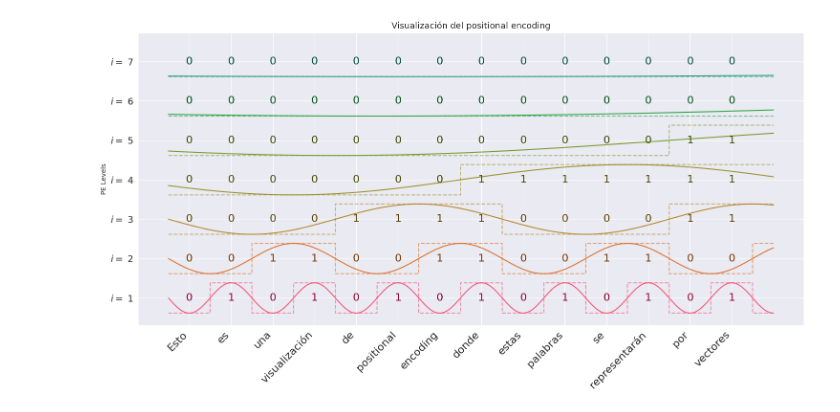
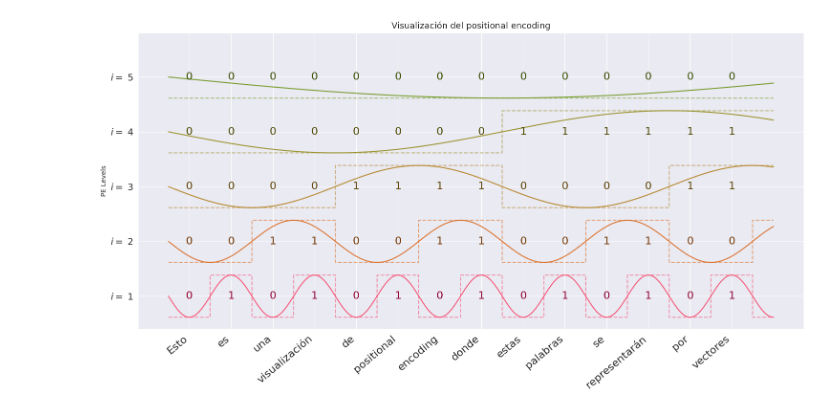
Before and after one commit to ArturoSirvent/TFM, a Jupyter notebook: visualizaciones_tfm/viz_documento.ipynb, the cells around one changed output. Saved outputs shown, nothing was run; the diff lists cells and outputs as text; code cells hidden in the pictures.

```diff
--- a/visualizaciones_tfm/viz_documento.ipynb
+++ b/visualizaciones_tfm/viz_documento.ipynb
@@ -25,34 +25,34 @@ n_colors = len(tokens)
 pastel_rainbow = sns.husl_palette(n_colors=n_colors, s=0.9, l=0.6)
 pastel_rainbow_text = sns.husl_palette(n_colors=n_colors, s=1, l=0.3)
 
 
 # Crear y graficar las funciones sinusoidales y cuadradas
-levels=7
+levels=5
 for i in range(levels):
     if i>0:
-        offset_x=i-1+0.5
+        offset_x=2**(i-1)-0.5
     else:
         offset_x=0
     cos_wave = -cos2(x,2**(i+1),offset_x)
     square_wave = -squared_cos2(x,2**(i+1),offset_x)
     offset = 2.6 * i
 
     texto=[ "0" if j<0.5 else "1"  for j in -squared_cos2(np.arange(0,len(tokens)),2**(i+1),offset_x)]
 
     ax.plot(x, cos_wave + offset, color=pastel_rainbow[i] , label=f"PE Level {i+1}")
     ax.plot(x, square_wave + offset,color=pastel_rainbow[i],alpha=0.6, linestyle="--")
     [ax.text(k,offset,j,ha='center', va='center',fontdict={"fontsize":16}, color=pastel_rainbow_text[i]) for k,j in enumerate(texto)]
 
 # Configurar yaxis y xaxis
 plt.yticks(np.arange(0, 2.6* levels, 2.6), [f"$i=$ {i+1}" for i in range(levels)],fontdict={"fontsize":14})
-plt.xticks(np.arange(len(tokens)), tokens,fontdict={"fontsize":16},rotation=45, ha='right')
+plt.xticks(np.arange(len(tokens)), tokens,fontdict={"fontsize":16},rotation=40, ha='right')
 plt.xlabel("")
 plt.ylabel("PE Levels")
 plt.title("Visualización del positional encoding",fontdict={"fontsize":13})
 
 # Mostrar leyenda y plot
 ax.legend().set_visible(False)
 plt.ylim(top=2.5* levels)
 plt.tight_layout()
 # %% [output]
-[figure, old version]
+[figure, new version]
```
Also changed, not shown: 4 other files.
